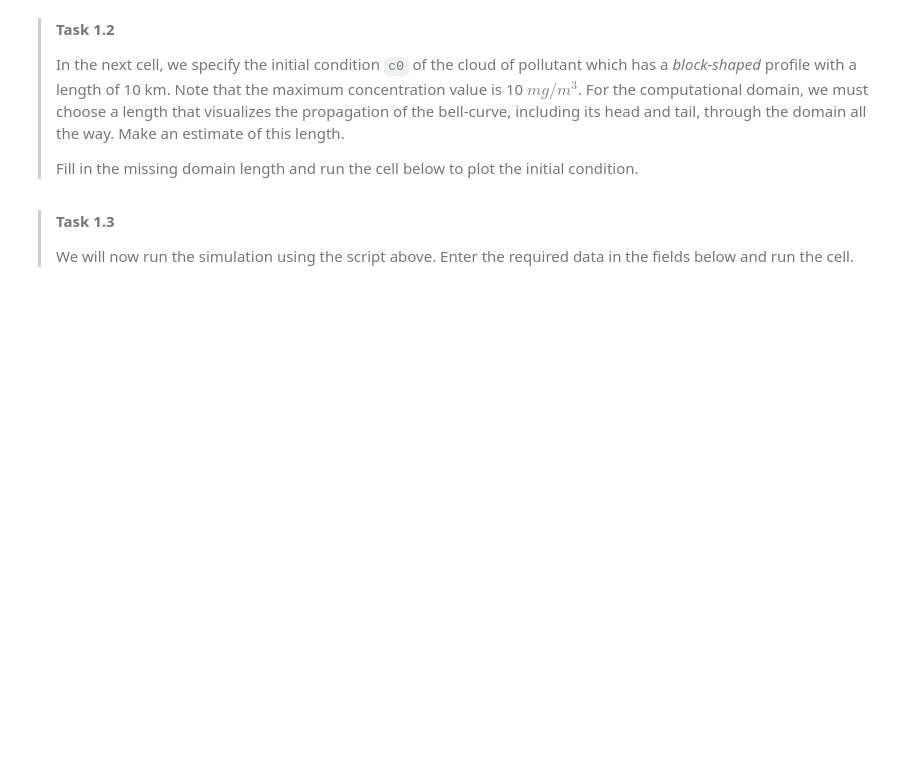
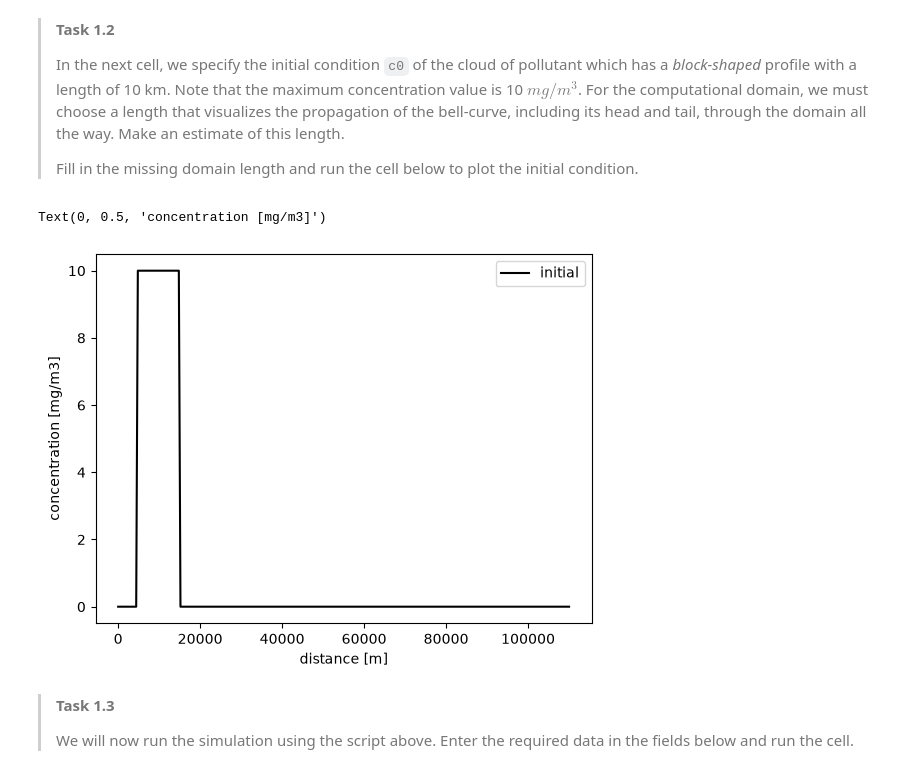
Before and after one commit to VLRobin/GA2.1-Mesa10, a Jupyter notebook: grp09.ipynb, the cells around one changed output. Cells and saved outputs as stored; diff of their text form; code cells hidden in the pictures; blank space fills up the shorter version.

```diff
--- a/grp09.ipynb
+++ b/grp09.ipynb
@@ -100,23 +113,26 @@ from advdiff import advdiff
 # %%
 import numpy as np
 import matplotlib.pyplot as plt
 
 # domain length
-lenD = ### YOUR CODE HERE ###
+lenD = 110000
 
 lenC = 10000.             # length of c0
 dx = 400.                 # grid size
 
 M = int(lenD/dx) + 1      # number of grid points
 x = np.linspace(0,lenD,M) # array with coordinates of grid points
 
 # initial condition
 c0 = np.zeros(M)
 c0[int(0.5 * lenC/dx):int(0.5 * lenC/dx) + int(lenC/dx) + 1] = 10.
 plt.plot(x,c0,'k',label='initial')
 plt.legend(loc='upper right')
 plt.xlabel('distance [m]')
 plt.ylabel('concentration [mg/m3]')
+# %% [output]
+Text(0, 0.5, 'concentration [mg/m3]')
+[figure, added]
 # %% [markdown]
 >**Task 1.3**
 >
```
Also changed, not shown: parts of 8 cells of this notebook.
